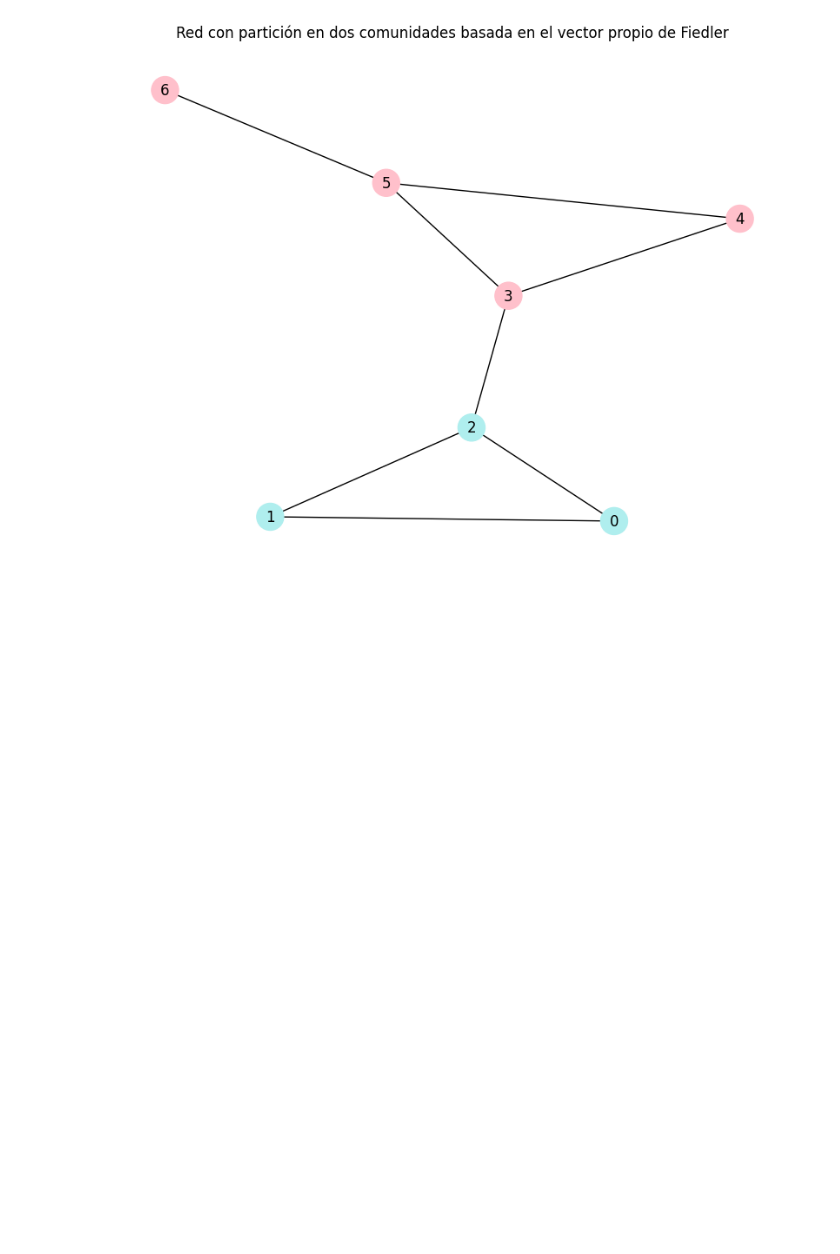
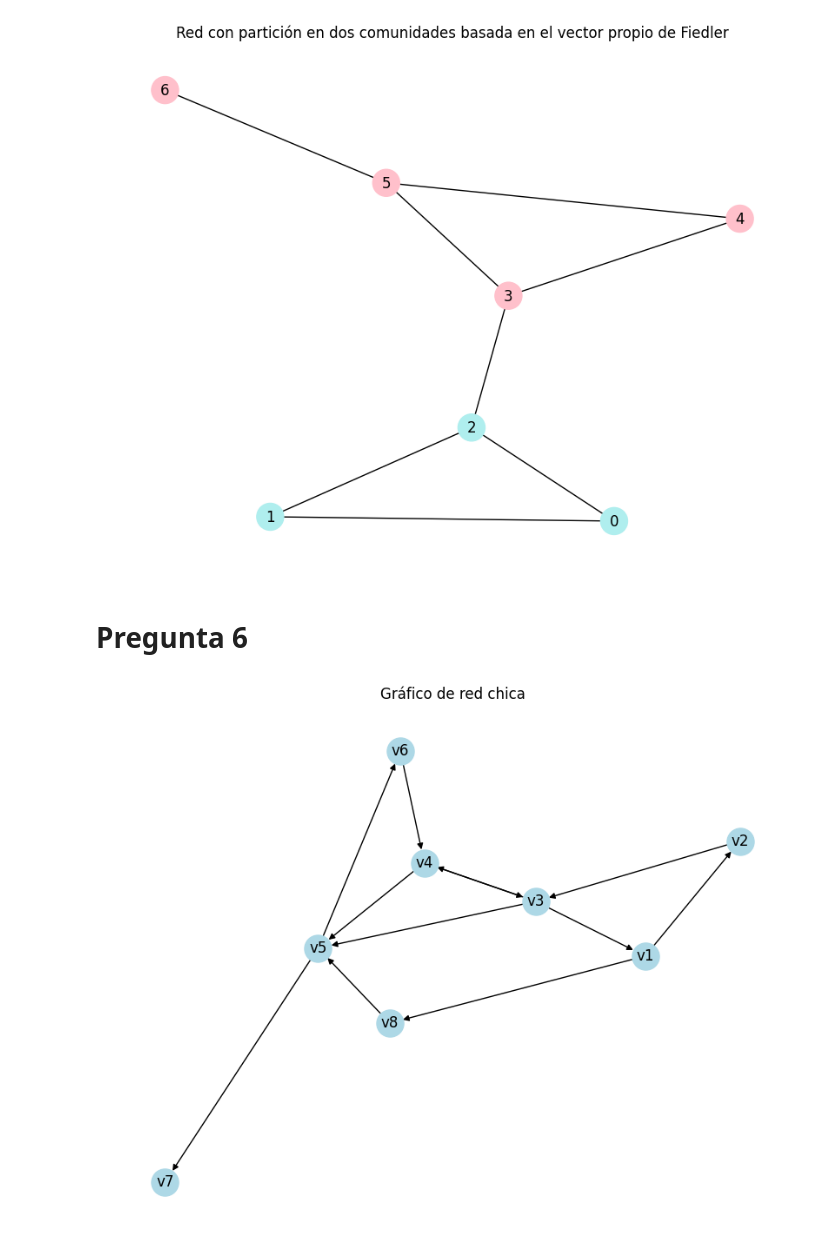
Before and after one commit to sofiwiwiwi/2024_1-RedesComplejas, a Jupyter notebook: Tarea2/Tarea2.ipynb, the cells around one changed output. Cells and saved outputs as stored; diff of their text form; code cells hidden in the pictures; blank space fills up the shorter version.

Commit message:
avance pregunta 6

```diff
--- a/Tarea2/Tarea2.ipynb
+++ b/Tarea2/Tarea2.ipynb
@@ -74,3 +74,20 @@ plt.title('Red con partición en dos comunidades basada en el vector propio de F
 plt.show()
 # %% [output]
 [figure]
+# %% [markdown]
+# Pregunta 6
+# %%
+from networkx_gdf import read_gdf
+
+# Builds NetworkX graph object from file.
+G6 = read_gdf("Datos/redchica.gdf")
+
+pos = nx.spring_layout(G6)
+plt.figure(figsize=(8, 6))
+
+nx.draw(G6, pos, with_labels=True, node_size=500, node_color="lightblue")
+
+plt.title("Gráfico de red chica")
+plt.show()
+# %% [output]
+[figure, added]
```
Also changed, not shown: parts of 1 cell of this notebook, 8 other files.
